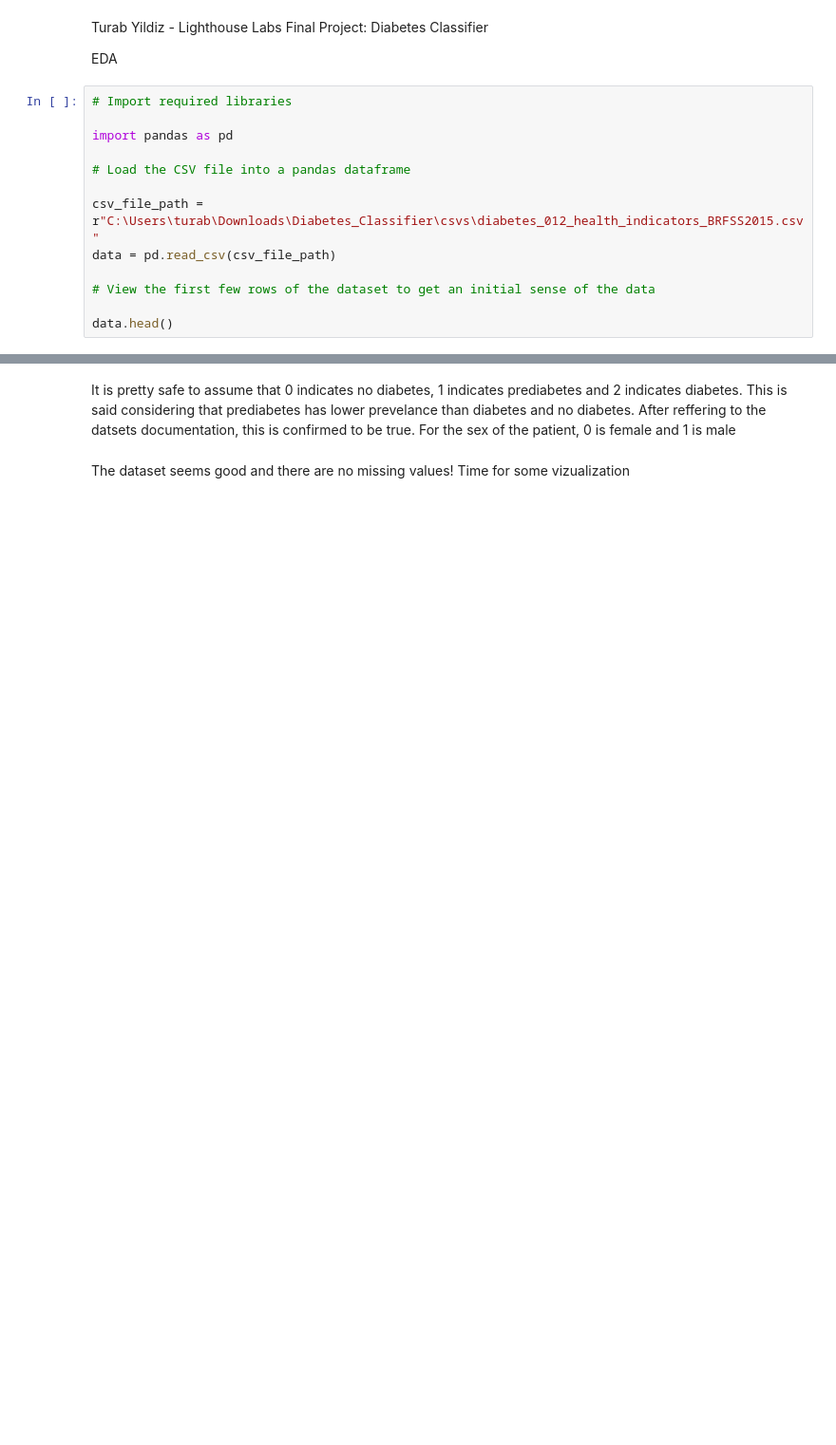
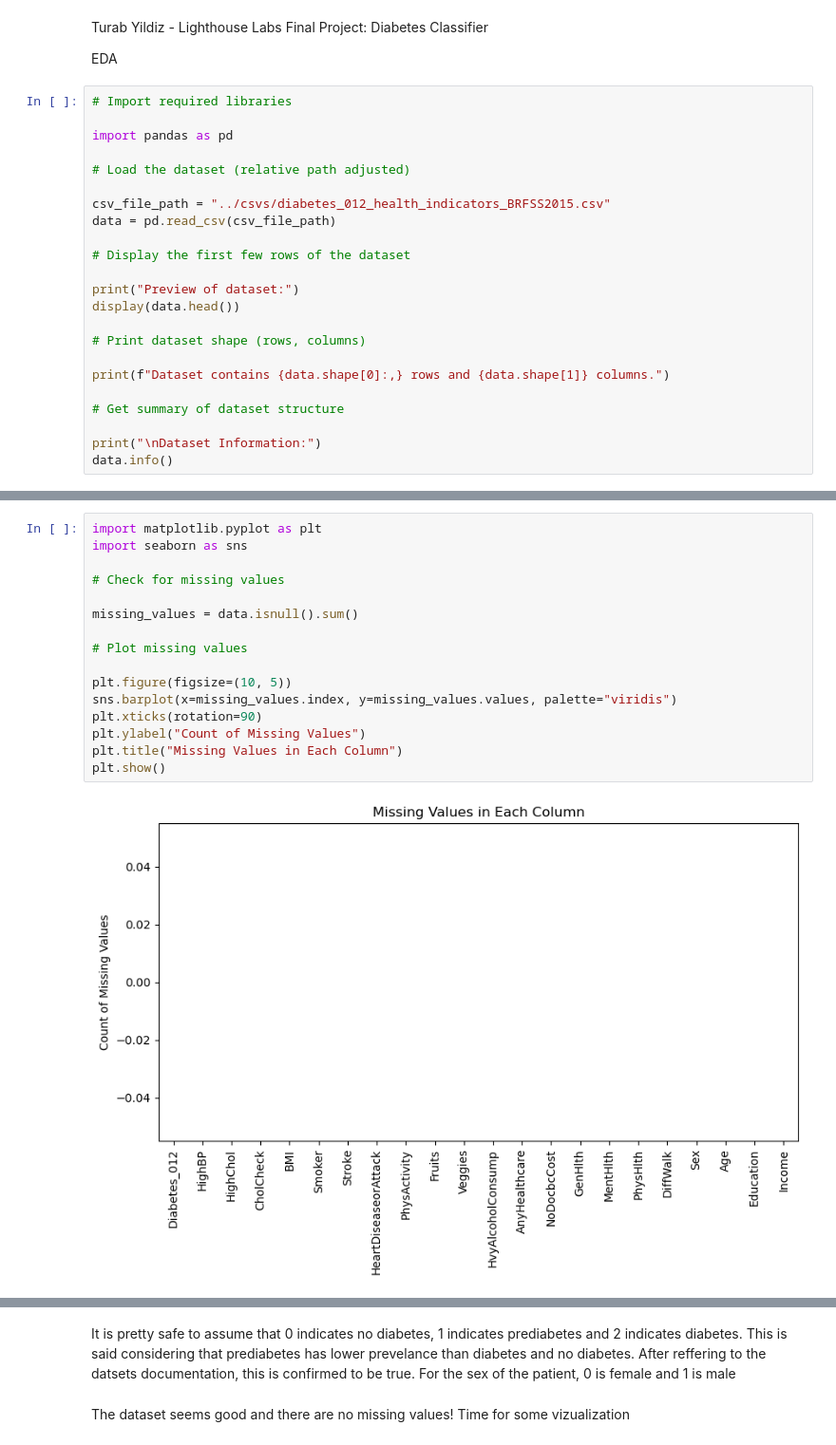
Before and after one commit to turabyildiz/Diabetes-Classifier-, a Jupyter notebook: Diabetes_Classifier/notebooks/EDA.ipynb, the cells around one changed output, grey strips where cells are left out. Shown: that part at 95% size. Drawn from its saved outputs; the diff is of its cells as text; blank space fills up the shorter version.

```diff
--- a/Diabetes_Classifier/notebooks/EDA.ipynb
+++ b/Diabetes_Classifier/notebooks/EDA.ipynb
@@ -7,12 +7,22 @@ EDA
 
 import pandas as pd
 
-# Load the CSV file into a pandas dataframe
+# Load the dataset (relative path adjusted)
 
-csv_file_path = r"C:\Users\turab\Downloads\Diabetes_Classifier\csvs\diabetes_012_health_indicators_BRFSS2015.csv"
+csv_file_path = "../csvs/diabetes_012_health_indicators_BRFSS2015.csv"
 data = pd.read_csv(csv_file_path)
 
-# View the first few rows of the dataset to get an initial sense of the data
+# Display the first few rows of the dataset
 
-data.head()
+print("Preview of dataset:")
+display(data.head())
+
+# Print dataset shape (rows, columns)
+
+print(f"Dataset contains {data.shape[0]:,} rows and {data.shape[1]} columns.")
+
+# Get summary of dataset structure
+
+print("\nDataset Information:")
+data.info()
 # %% [output]
@@ -85,0 +54,18 @@ Name: count, dtype: int64
+# %%
+import matplotlib.pyplot as plt
+import seaborn as sns
+
+# Check for missing values
+
+missing_values = data.isnull().sum()
+
+# Plot missing values
+
+plt.figure(figsize=(10, 5))
+sns.barplot(x=missing_values.index, y=missing_values.values, palette="viridis")
+plt.xticks(rotation=90)
+plt.ylabel("Count of Missing Values")
+plt.title("Missing Values in Each Column")
+plt.show()
+# %% [output]
+[figure, added]
```
Also changed, not shown: parts of 29 cells of this notebook, 14 other files.
